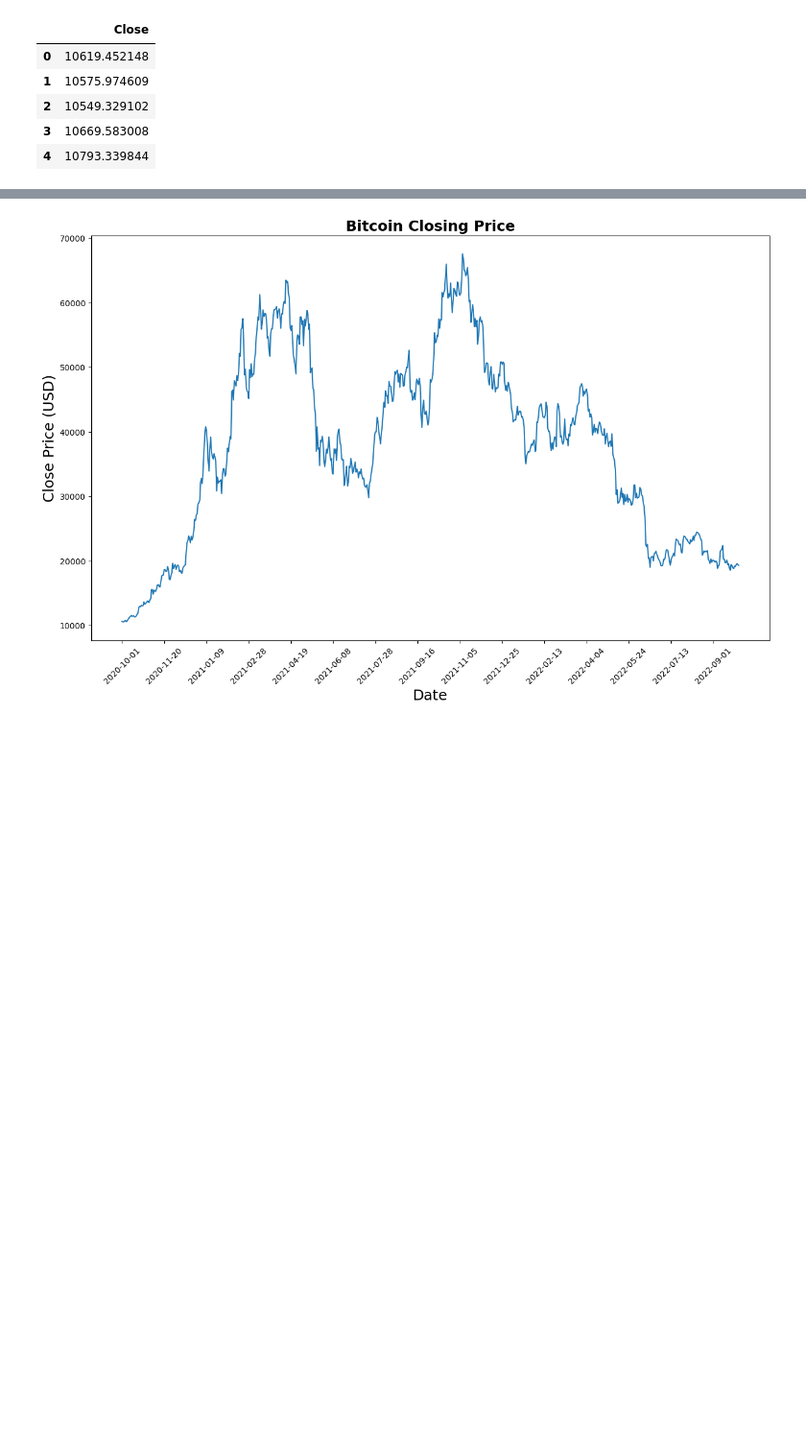
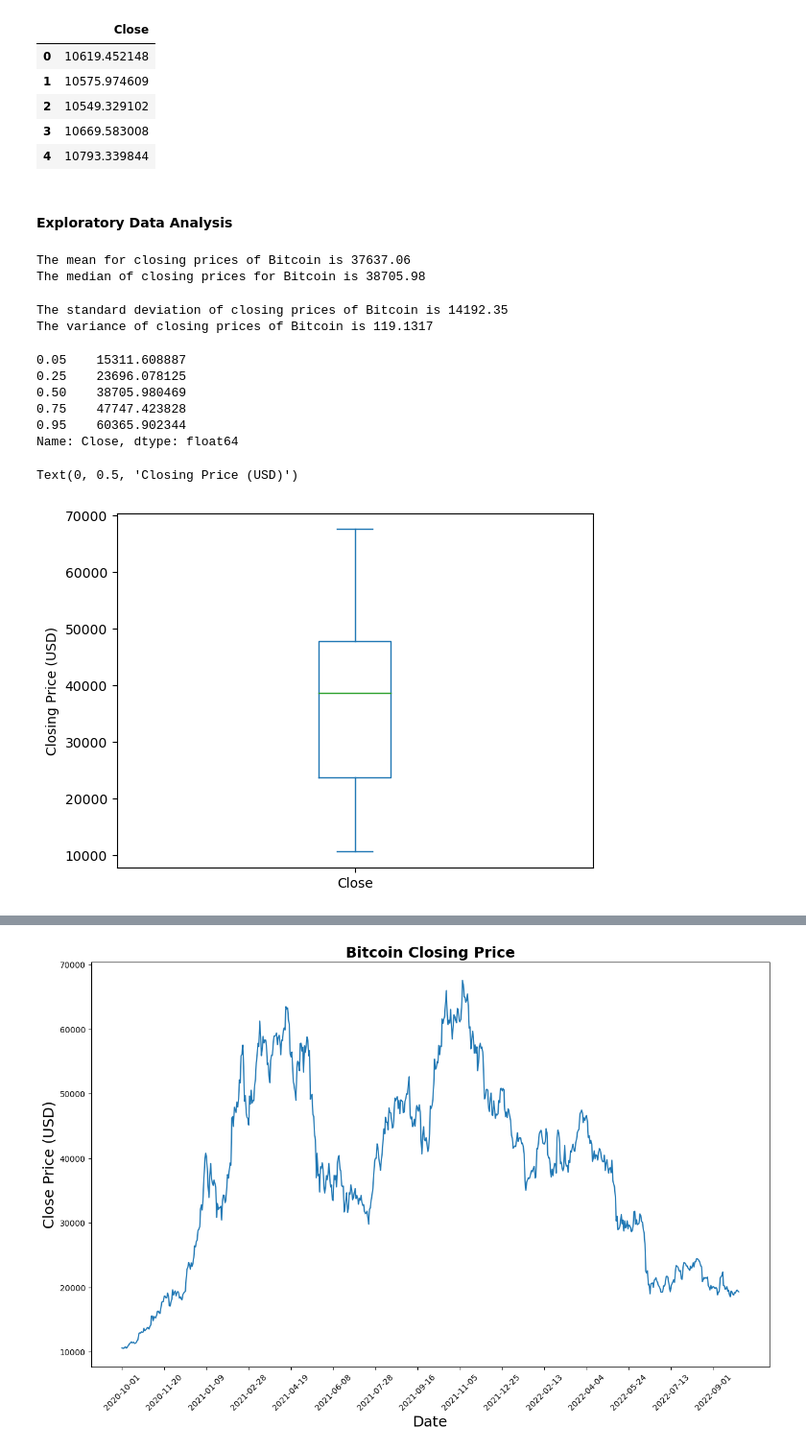
Before and after one commit to janeielli/Project, a Jupyter notebook: project/lstm_bitcoin.ipynb, the cells around one changed output, grey strips where cells are left out. Shown: that part at 96% size. Drawn from its saved outputs; the diff is of its cells as text; code cells hidden in the pictures; blank space fills up the shorter version.

```diff
--- a/project/lstm_bitcoin.ipynb
+++ b/project/lstm_bitcoin.ipynb
@@ -34,3 +34,41 @@ close_data.head(5)
 | 2 | 10549.329102 |
 | 3 | 10669.583008 |
 | 4 | 10793.339844 |
+# %% [markdown]
+#### Exploratory Data Analysis
+# %%
+# Measures of central tendency
+import scipy.stats as sta
+print("The mean for closing prices of Bitcoin is {0:.7}".format(data['Close'].mean()))
+median_b = data['Close'].median()
+print("The median of closing prices for Bitcoin is {0:.7} ".format(median_b))
+# %% [output]
+The mean for closing prices of Bitcoin is 37637.06
+The median of closing prices for Bitcoin is 38705.98
+# %%
+# Standard deviation and variance
+import math
+std = data['Close'].std()
+
+print("The standard deviation of closing prices of Bitcoin is {0:.7}".format(std))
+print("The variance of closing prices of Bitcoin is {0:.7}".format(math.sqrt(std)))
+# %% [output]
+The standard deviation of closing prices of Bitcoin is 14192.35
+The variance of closing prices of Bitcoin is 119.1317
+# %%
+# Data distribution
+data['Close'].quantile([0.05, 0.25, 0.5, 0.75, 0.95])
+# %% [output]
+0.05    15311.608887
+0.25    23696.078125
+0.50    38705.980469
+0.75    47747.423828
+0.95    60365.902344
+Name: Close, dtype: float64
+# %%
+# Boxplot
+ax = (data['Close'].plot.box())
+ax.set_ylabel("Closing Price (USD)")
+# %% [output]
+Text(0, 0.5, 'Closing Price (USD)')
+[figure, added]
```
Also changed, not shown: parts of 3 cells of this notebook.
